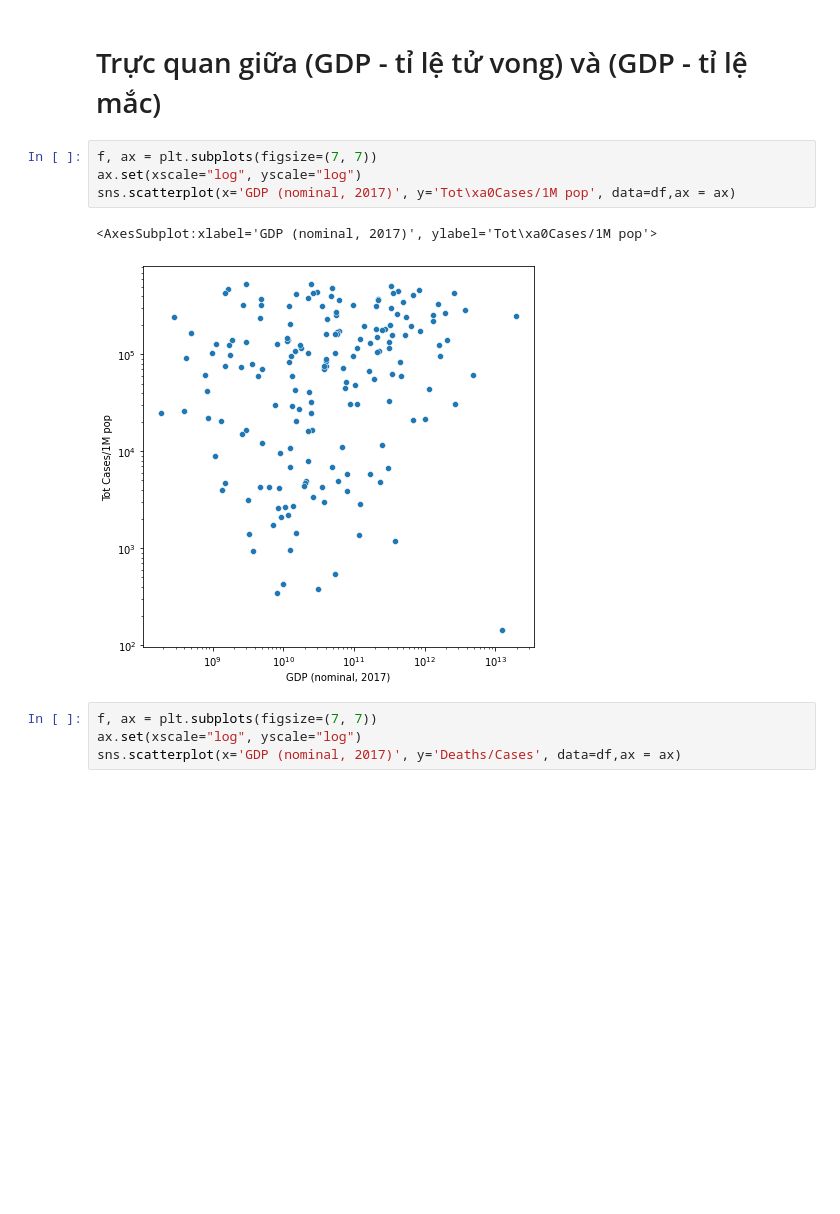
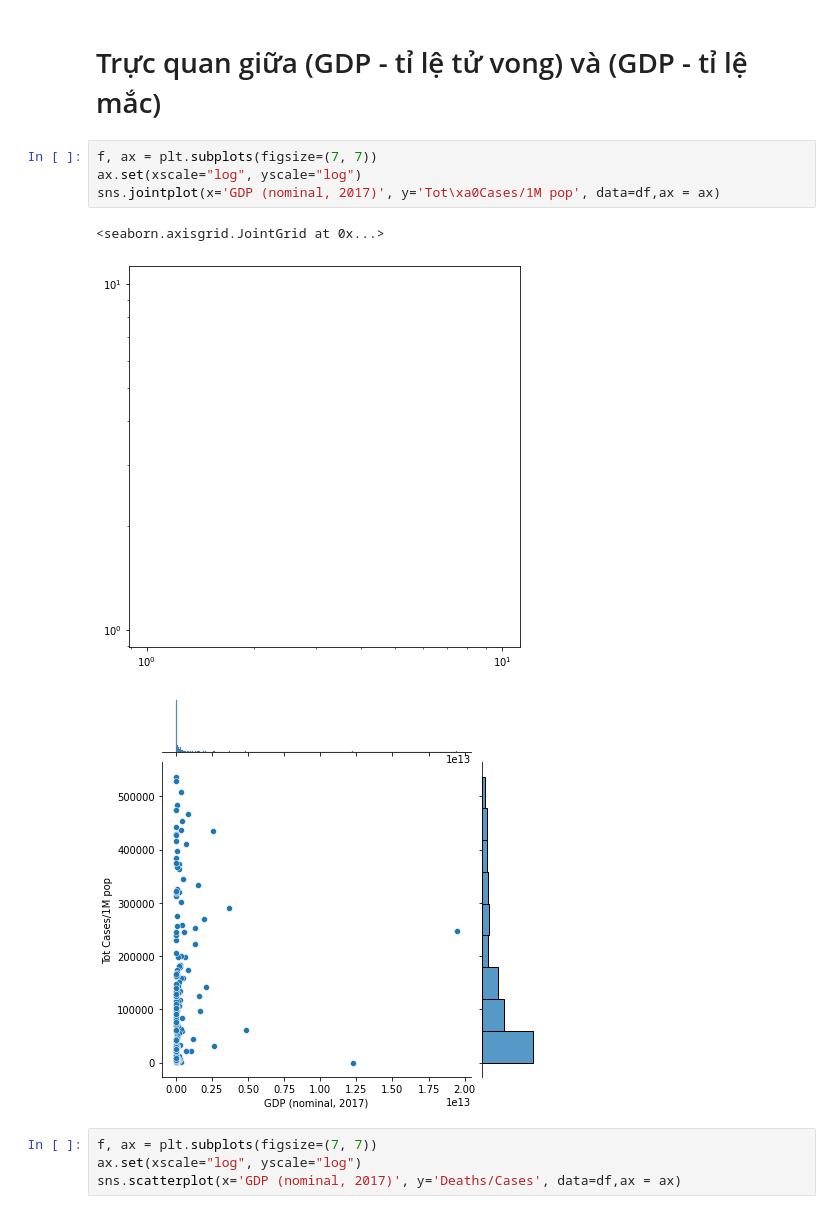
Before and after one commit to tonyvu1289/DV_lab01, a Jupyter notebook: main.ipynb, the cells around one changed output. Drawn from its saved outputs; the diff is of its cells as text; blank space fills up the shorter version.

```diff
--- a/main.ipynb
+++ b/main.ipynb
@@ -159,10 +159,11 @@ world_map_visualize(df,'label','tab10')
 # %%
 f, ax = plt.subplots(figsize=(7, 7))
 ax.set(xscale="log", yscale="log")
-sns.scatterplot(x='GDP (nominal, 2017)', y='Tot\xa0Cases/1M pop', data=df,ax = ax)
+sns.jointplot(x='GDP (nominal, 2017)', y='Tot\xa0Cases/1M pop', data=df,ax = ax)
 # %% [output]
-<AxesSubplot:xlabel='GDP (nominal, 2017)', ylabel='Tot\xa0Cases/1M pop'>
+<seaborn.axisgrid.JointGrid at 0x...>
-[figure, old version]
+[figure, new version]
+[figure, added]
 # %%
 f, ax = plt.subplots(figsize=(7, 7))
 ax.set(xscale="log", yscale="log")
```
Also changed, not shown: parts of 4 cells of this notebook.
